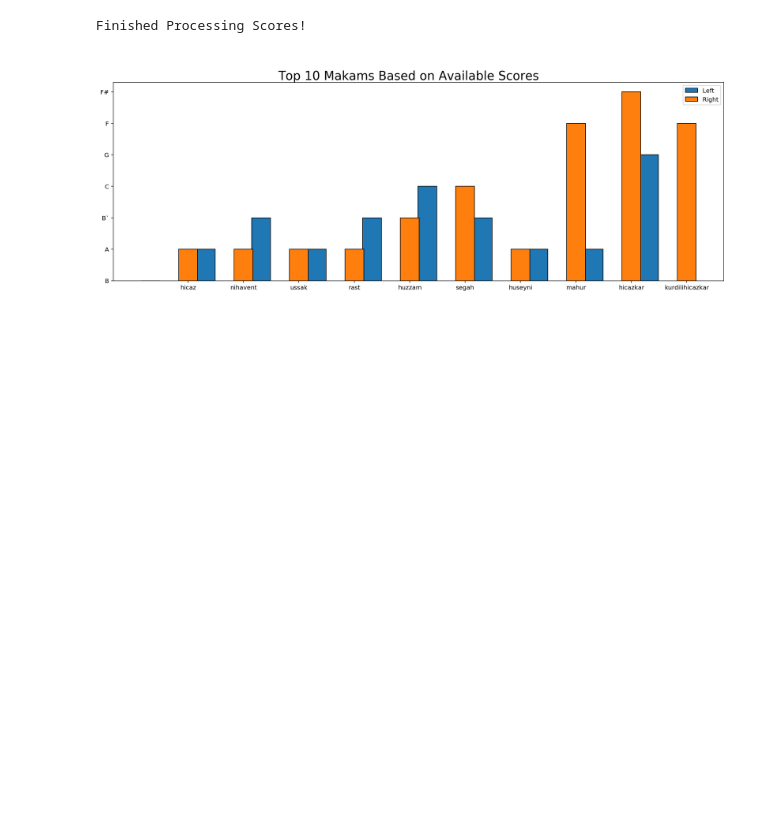
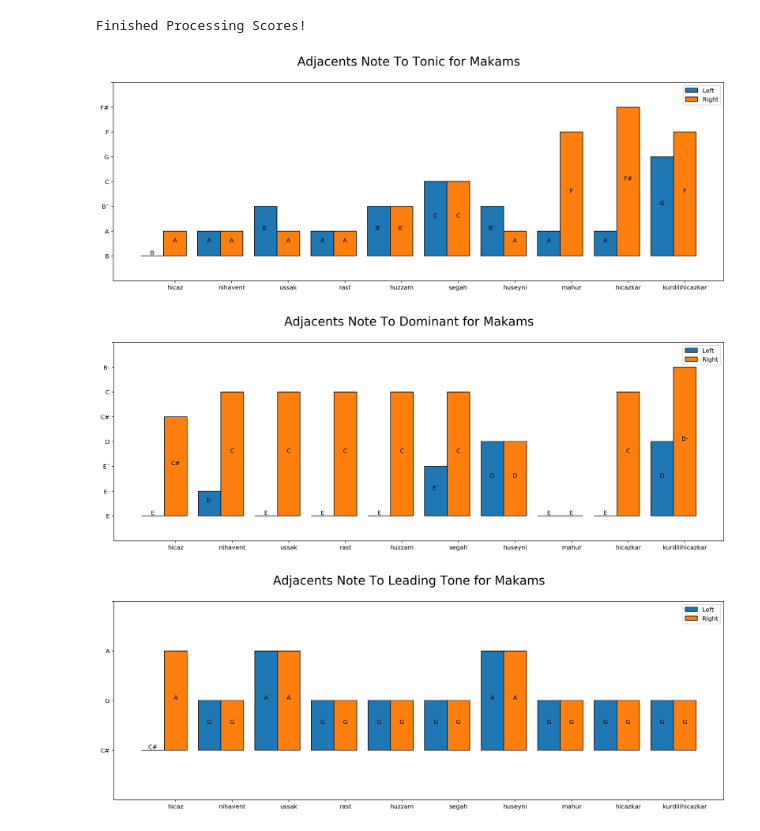
Before and after one commit to darius522/AMPL-makam-project, a Jupyter notebook: experiment_notebook.ipynb, the cells around one changed output. Saved outputs shown, nothing was run; the diff lists cells and outputs as text; code cells hidden in the pictures; blank space fills up the shorter version.

```diff
--- a/experiment_notebook.ipynb
+++ b/experiment_notebook.ipynb
@@ -172,44 +172,45 @@ Finished Processing Scores!
 # %%
 from collections import Counter
 
-titles = ['tonic','dominant','leading tone']
+def autolabel(rects,labels):
+    # attach some text labels
+    for idx,rect in enumerate(rects):
+        height = rect.get_height()
+        label  = labels[idx]
+        ax.text(rect.get_x() + rect.get_width()/2.,
+                height/2,
+                label,
+                ha='center', va='bottom')
 
-for idx, adjacent_array in enumerate([adjacents_notes_tonic]):
+titles = ['Adjacent Notes To Tonic for Makams',
+          'Adjacent Notes To Dominant for Makams',
+          'Adjacent Notes To Leading Tone for Makams']
+
+for idx, adjacent_array in enumerate([adjacents_notes_tonic,adjacents_notes_domin,adjacents_notes_leadt]):
 
     rights = []
     lefts = []
     makams = []
-    outnumber_percent = []
+    title = titles[idx]
 
     for makam in adjacent_array.keys():
 
         # Storing all stats for later plotting
         makams.append(makam)
         lefts.append(Counter(adjacent_array[makam]['left']).most_common(1)[0][0])
         rights.append(Counter(adjacent_array[makam]['right']).most_common(1)[0][0])
 
-#     ind = np.arange(10)
-#     f, ax = plt.subplots(figsize=(18,6))
-#     f.suptitle('\nTop 10 Makams Based on Available Scores', fontsize=20)
-#     p1 = ax.bar(ind-0.34, lefts, 0.34,color='tab:blue', edgecolor='black', tick_label=makams)
-#     p2 = ax.bar(ind+0.34, rights, 0.34,color='tab:orange', edgecolor='black', tick_label=makams)
-#     ax.legend((p1[0], p2[0]), ('Left', 'Right'))
-#     plt.show()
-
-# for idx, n in enumerate(nn):
-#     if n.name == tonic:
-#         if not idx == 0:
-#             right.append(nn[idx-1].name)
-#         if not idx >= len(nn)-1:
-#             left.append(nn[idx+1].name)
-
-# stats_left = collections.Counter(left)
-# print(stats_left)
-# stats_right = collections.Counter(right)
-
-# total_left = sum(stats_left.values())
-# for key in stats_left:
-#     stats_left[key] /= total_left
-# print(stats_left)
+    ind = np.arange(10)
+    f, ax = plt.subplots(figsize=(18,6))
+    f.suptitle(title, fontsize=20)
+    p1 = ax.bar(ind, lefts, 0.40,color='tab:blue', edgecolor='black', tick_label=makams)
+    p2 = ax.bar(ind+0.4, rights, 0.40,color='tab:orange', edgecolor='black', tick_label=makams)
+    ax.legend((p1[0], p2[0]), ('Left', 'Right'))
+    ax.set_ylim((-1, ''))
+    autolabel(p1,lefts)
+    autolabel(p2,rights)
+    plt.show()
 # %% [output]
-[figure, old version]
+[figure, new version]
+[figure, added]
+[figure, added]
```
